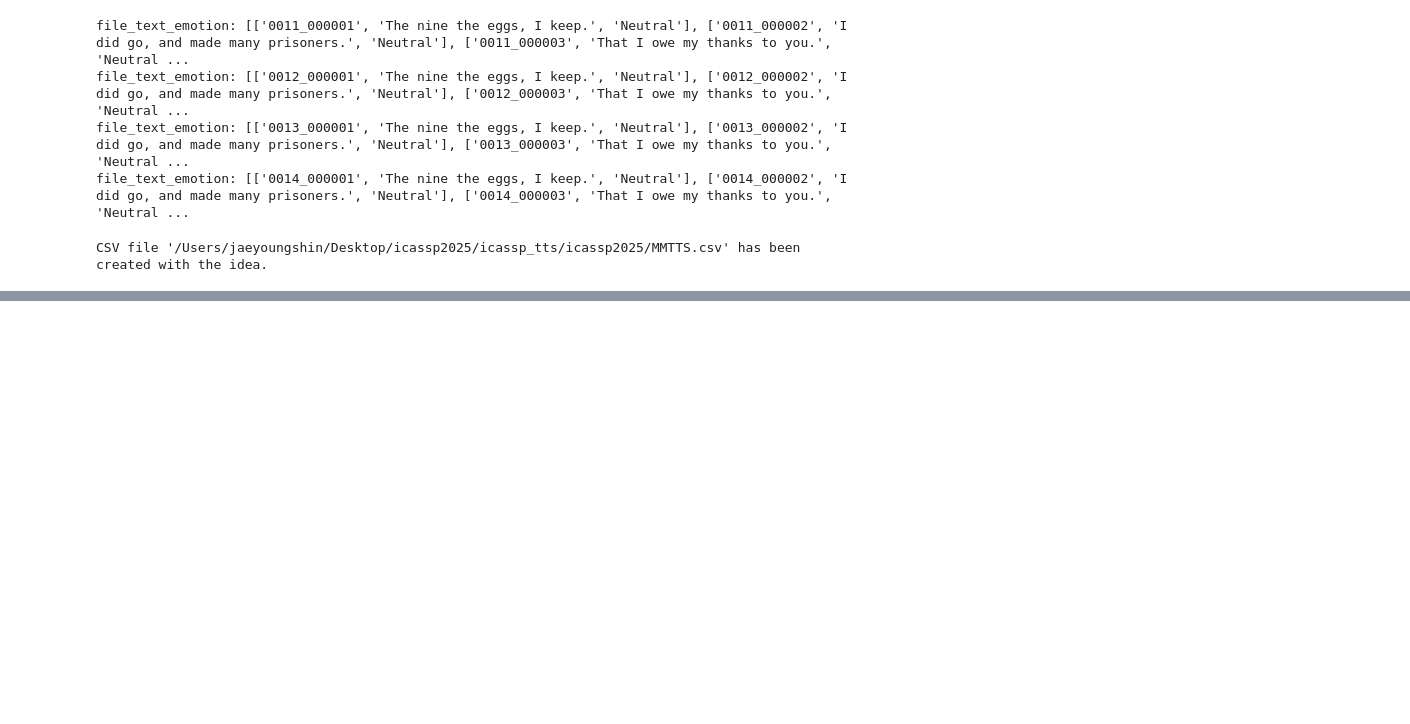
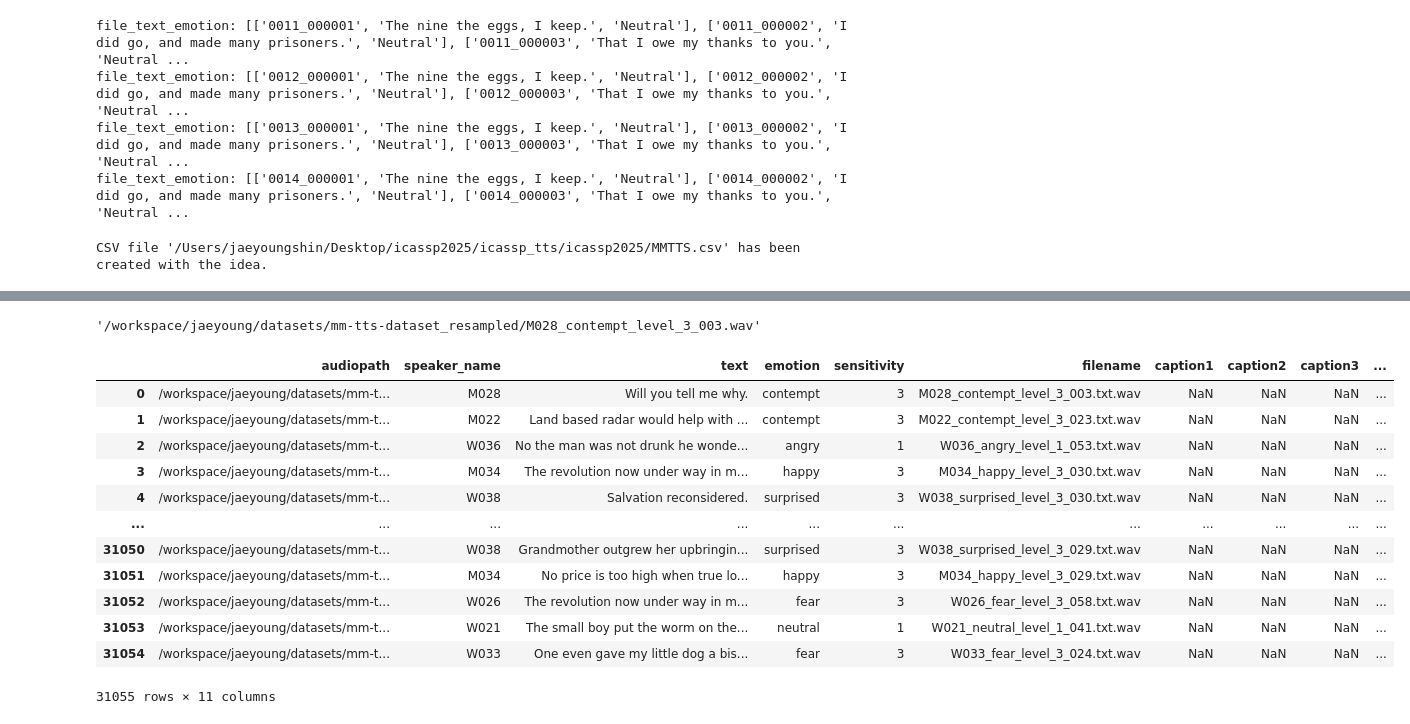
Before and after one commit to jyshin0926/MELT-TTS, a Jupyter notebook: data_preprocessing.ipynb, the cells around one changed output, grey strips where cells are left out. Cells and saved outputs as stored; diff of their text form; code cells hidden in the pictures; blank space fills up the shorter version.

Commit message:
onepeace vl code setting for mmtts

```diff
--- a/data_preprocessing.ipynb
+++ b/data_preprocessing.ipynb
@@ -61,3 +61,6 @@ with open(csv_filename, mode='w', newline='', encoding="utf-8") as file:
 print(f"CSV file '{csv_filename}' has been created with the idea.")
 # %% [output]
 CSV file '/Users/jaeyoungshin/Desktop/icassp2025/icassp_tts/icassp2025/MMTTS.csv' has been created with the idea.
+# %%
+df = pd.read_csv('/workspace/jaeyoung/StoryTeller/caption_MMTTS.csv')
+df2 = pd.read_csv('/workspace/jaeyoung/StoryTeller/MMTTS.csv')
@@ -63,0 +76,2 @@ CSV file '/Users/jaeyoungshin/Desktop/icassp2025/icassp_tts/icassp2025/MMTTS.csv
+# %%
+df['audiopath'] = df['audiopath'].apply(lambda x: x.replace('.txt',''))
@@ -63,0 +96,32 @@ CSV file '/Users/jaeyoungshin/Desktop/icassp2025/icassp_tts/icassp2025/MMTTS.csv
+# %%
+df2['audiopath'][0]
+# %% [output]
+'/workspace/jaeyoung/datasets/mm-tts-dataset_resampled/M028_contempt_level_3_003.wav'
+# %%
+# Extract filename from the 'audiopath' in the second dataset to match with the first dataset
+df2['filename'] = df2['audiopath'].apply(lambda x: os.path.basename(x))
+df['filename'] = df['filename']
+
+# Merge the datasets using the transformed 'audiopath'/'filename'
+merged_data = pd.merge(df2, df[['audiopath', 'caption1', 'caption2', 'caption3', 'caption4', 'caption5']],
+                       left_on='filename', right_on='audiopath', how='left')
+
+# Optionally drop the extra 'audiopath' column from the first dataset if added
+merged_data.drop(columns=['audiopath_y'], inplace=True)
+merged_data.rename(columns={'audiopath_x': 'audiopath'}, inplace=True)
+# %%
+merged_data
+# %% [output]
+|  | audiopath | speaker_name | text | emotion | sensitivity | filename | caption1 | caption2 | caption3 | ... |
+| 0 | /workspace/jaeyoung/datasets/mm-t... | M028 | Will you tell me why. | contempt | 3 | M028_contempt_level_3_003.txt.wav | NaN | NaN | NaN | ... |
+| 1 | /workspace/jaeyoung/datasets/mm-t... | M022 | Land based radar would help with ... | contempt | 3 | M022_contempt_level_3_023.txt.wav | NaN | NaN | NaN | ... |
+| 2 | /workspace/jaeyoung/datasets/mm-t... | W036 | No the man was not drunk he wonde... | angry | 1 | W036_angry_level_1_053.txt.wav | NaN | NaN | NaN | ... |
+| 3 | /workspace/jaeyoung/datasets/mm-t... | M034 | The revolution now under way in m... | happy | 3 | M034_happy_level_3_030.txt.wav | NaN | NaN | NaN | ... |
+| 4 | /workspace/jaeyoung/datasets/mm-t... | W038 | Salvation reconsidered. | surprised | 3 | W038_surprised_level_3_030.txt.wav | NaN | NaN | NaN | ... |
+| ... | ... | ... | ... | ... | ... | ... | ... | ... | ... | ... |
+| 31050 | /workspace/jaeyoung/datasets/mm-t... | W038 | Grandmother outgrew her upbringin... | surprised | 3 | W038_surprised_level_3_029.txt.wav | NaN | NaN | NaN | ... |
+| 31051 | /workspace/jaeyoung/datasets/mm-t... | M034 | No price is too high when true lo... | happy | 3 | M034_happy_level_3_029.txt.wav | NaN | NaN | NaN | ... |
+| 31052 | /workspace/jaeyoung/datasets/mm-t... | W026 | The revolution now under way in m... | fear | 3 | W026_fear_level_3_058.txt.wav | NaN | NaN | NaN | ... |
+| 31053 | /workspace/jaeyoung/datasets/mm-t... | W021 | The small boy put the worm on the... | neutral | 1 | W021_neutral_level_1_041.txt.wav | NaN | NaN | NaN | ... |
+| 31054 | /workspace/jaeyoung/datasets/mm-t... | W033 | One even gave my little dog a bis... | fear | 3 | W033_fear_level_3_024.txt.wav | NaN | NaN | NaN | ... |
+31055 rows × 11 columns
```
Also changed, not shown: parts of 3 cells of this notebook, 9 other files.
